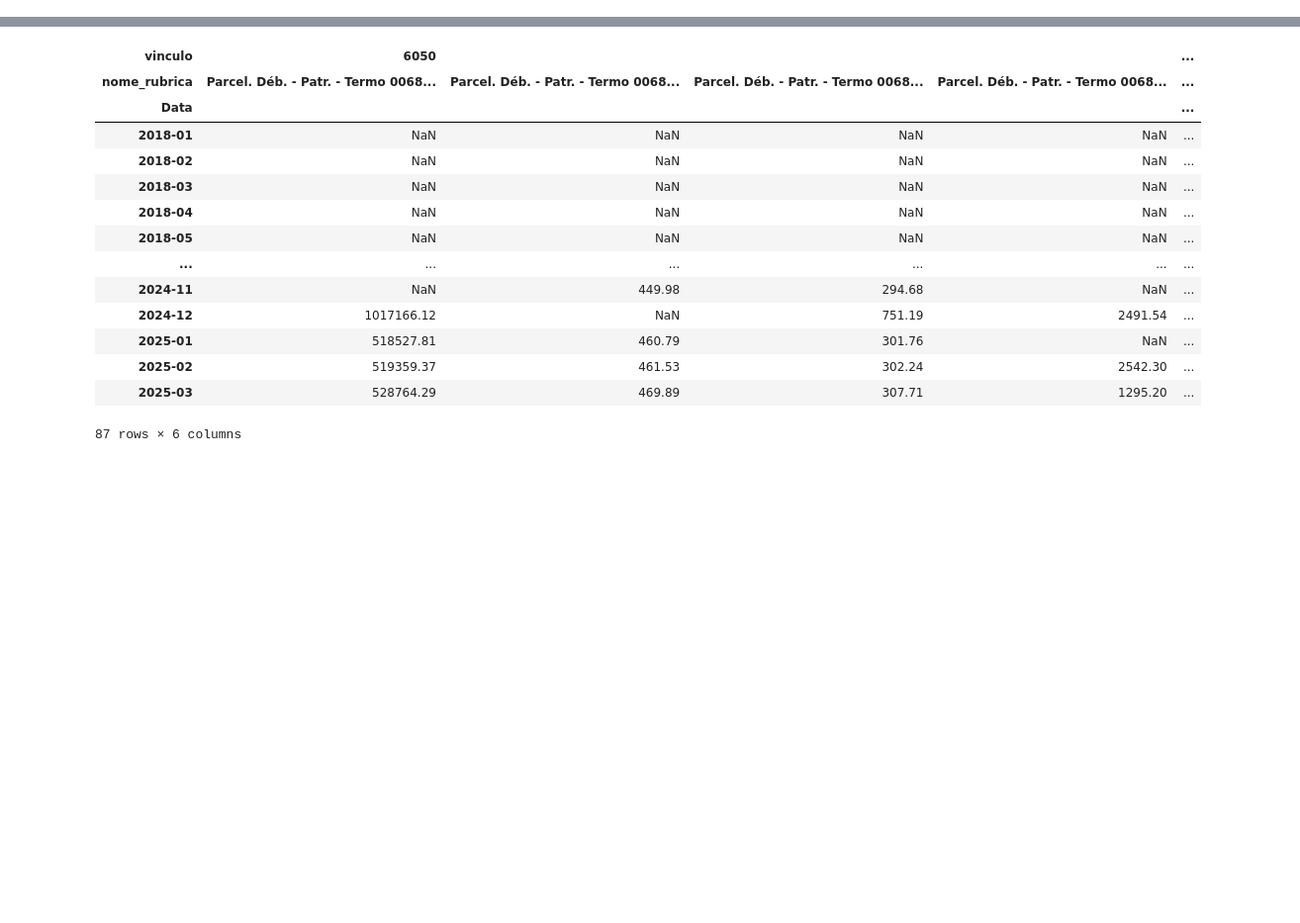
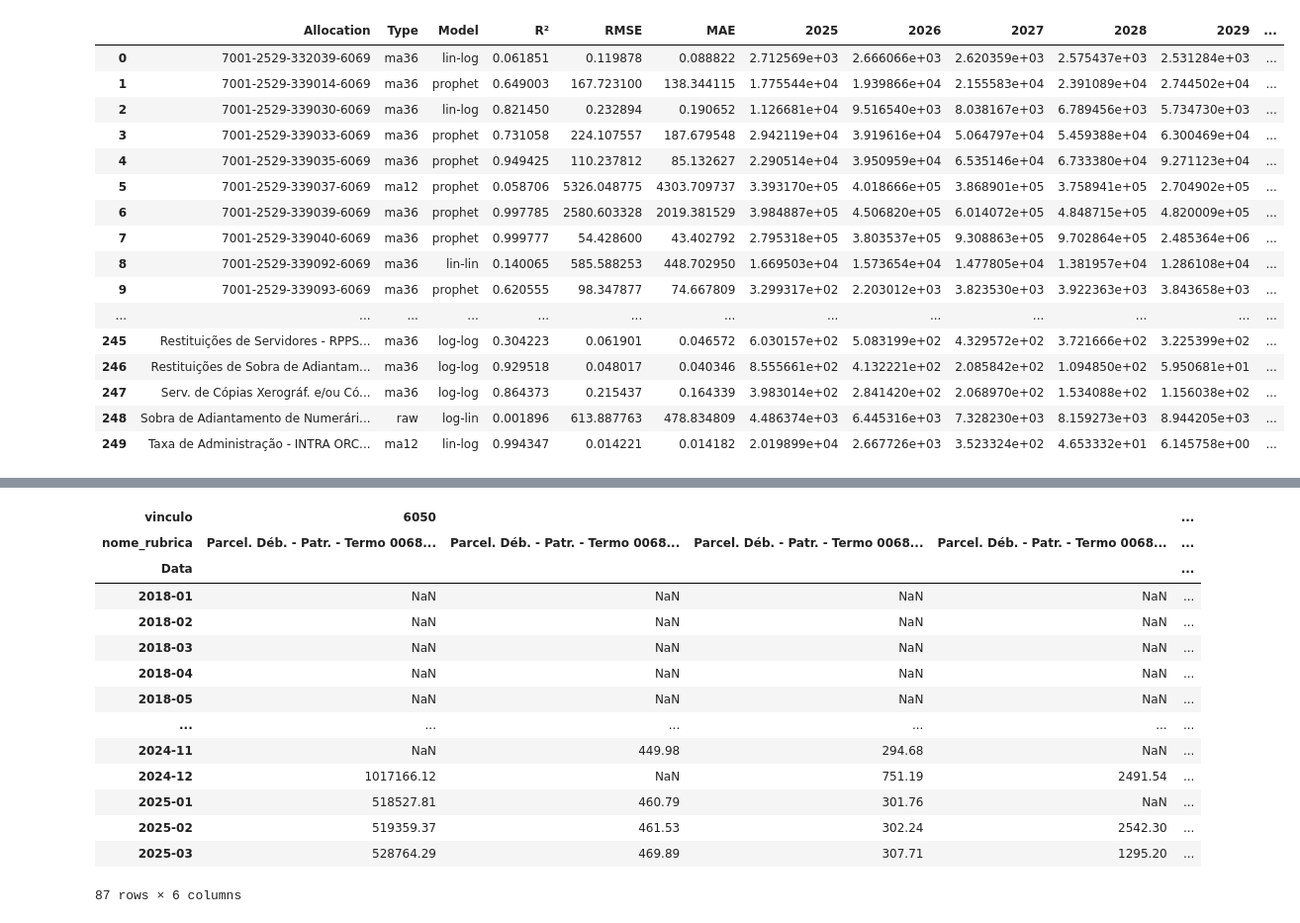
Before and after one commit to TiagoIesbick/dashboard-etl, a Jupyter notebook: budget_forecast_dev.ipynb, the cells around one changed output, grey strips where cells are left out. Shown at 99% size. Saved outputs shown, nothing was run; the diff lists cells and outputs as text; code cells hidden in the pictures; blank space fills up the shorter version.

```diff
--- a/budget_forecast_dev.ipynb
+++ b/budget_forecast_dev.ipynb
@@ -263,21 +284,0 @@ df_rev = df_rev[~df_rev['nome_rubrica'].str.contains('637|750|805|supl', case=Fa
-# %%
-# preparing to predict
-df_pred_exp = pd.concat([df_7001, df_7002, df_7003], ignore_index=True)
-df_pred_exp['col'] = df_pred_exp['Unid. Orçam.'].astype(str) + '-' + df_pred_exp['Proj/Ativ'].astype(str) + '-' + df_pred_exp['Elemento'].astype(str) + '-' + df_pred_exp['Vinc. Orçam.'].astype(str)
-
-df_pred_rev = df_rev.copy().rename(columns={'Data': 'Comp.pagto.', 'valor_arrecadado': 'Result. pago'})
-df_pred_rev['col'] = df_pred_rev['nome_rubrica'] + '-' + df_pred_rev['vinculo'].astype(str)
-
-df_pred = pd.concat([df_pred_exp, df_pred_rev], ignore_index=True)
-df_pred['Comp.pagto.'] = df_pred['Comp.pagto.'].dt.to_period('M')
-df_pred = df_pred[['Comp.pagto.', 'col', 'Result. pago']].groupby(['Comp.pagto.', 'col'], as_index=False).sum()
-df_pred = df_pred.pivot(index='Comp.pagto.', columns='col', values='Result. pago')
-df_pred = df_pred.iloc[:-1]
-df_pred.reset_index(inplace=True)
-df_pred['total_7001'] = df_pred.loc[:, df_pred.columns.str.startswith('7001')].sum(axis=1)
-df_pred['total_7002'] = df_pred.loc[:, df_pred.columns.str.startswith('7002')].sum(axis=1)
-df_pred['total_7003'] = df_pred.loc[:, df_pred.columns.str.startswith('7003')].sum(axis=1)
-df_pred['total_7002_7003'] = df_pred.loc[:, df_pred.columns[df_pred.columns.str.match(r'^(7002|7003)')]].sum(axis=1)
-df_pred.loc[df_pred['Comp.pagto.'].dt.year < 2012, 'total_7001'] = np.nan
-df_pred['T'] = np.arange(1, len(df_pred)+1)
-df_pred = fill_zero(df_pred)
@@ -370,7 +355,7 @@ def run_models(df: pd.DataFrame, years: list[int], X_prev: pd.DataFrame, start:
       if start.year in forecast_years:
         forecast_years[start.year] += df.loc[df['Comp.pagto.'].dt.year == start.year, col].sum()
 
-    if any(v < 0 for v in forecast_years.values()):
+    if check_negative_and_jump(forecast_years):
       return df_aux
 
     model_dict = {'Allocation': col, 'Model': model, 'R²': r2, 'RMSE': RMSE, 'MAE': MAE, 'Forecast': [forecast_df]}
@@ -385,18 +370,13 @@ def run_models(df: pd.DataFrame, years: list[int], X_prev: pd.DataFrame, start:
         col: 'y'
     }).dropna()
 
-    # adjustment for mass segregation
-    if col in mass_segregation_cols:
-        prophet_df.loc[prophet_df['ds'] < '2022-05', 'y'] = np.nan
-        prophet_df.dropna(inplace=True)
-
     # prophet_df = df[['Comp.pagto.', col]].rename(columns={
     #     'Comp.pagto.': 'ds',
     #     col: 'y'
     # }).dropna().reset_index(drop=True)
 
     if len(prophet_df) < 3:
-            return df_aux
+      return df_aux
 
     prophet_df['ds'] = prophet_df['ds'].dt.to_timestamp()
     # prophet_df['floor'] = 0
@@ -451,7 +431,7 @@ def run_models(df: pd.DataFrame, years: list[int], X_prev: pd.DataFrame, start:
         partial_actual_sum = prophet_df[prophet_df['ds'].dt.year == start.year]['y'].sum()
         forecast_years[start.year] += partial_actual_sum
 
-    if any(v < 0 for v in forecast_years.values()):
+    if check_negative_and_jump(forecast_years):
       return df_aux
 
     model_dict = {'Allocation': col, 'Model': 'prophet', 'R²': r2, 'RMSE': RMSE, 'MAE': MAE, 'Forecast': [forecast]}
@@ -462,15 +442,11 @@ def run_models(df: pd.DataFrame, years: list[int], X_prev: pd.DataFrame, start:
   for col in df.columns.difference(['T', 'Comp.pagto.']):
     first_valid = df[col].first_valid_index()
 
-    # adjustment for mass segregation
-    if col in mass_segregation_cols:
-      first_valid = df.loc[df['Comp.pagto.'] > '2022-04', col].first_valid_index()
-
     if first_valid is not None:
       X = df['T'][first_valid:].values.reshape(-1,1)
       y = df[col][first_valid:]
 
-      if y.eq(0).sum() / len(y) > 0.8:
+      if len(y) < 3 or y.eq(0).sum() / len(y) > 0.8:
         continue
 
       df_aux = pd.DataFrame()
@@ -543 +745,23 @@ chosen_models.drop('Forecast', axis=1).to_excel('chosen_models.xlsx')
+# %%
+chosen_models.reset_index(inplace=True)
+chosen_cols = ['Allocation', 'Type', 'Model', 'R²', 'RMSE', 'MAE', 2025, 2026, 2027, 2028, 2029, 'r2_norm', 'rmse_norm', 'mae_norm', 'score']
+chosen_models.loc[chosen_models['Allocation'].str.contains('6069'), chosen_cols]
+# %% [output]
+|  | Allocation | Type | Model | R² | RMSE | MAE | 2025 | 2026 | 2027 | 2028 | 2029 | ... |
+| 0 | 7001-2529-332039-6069 | ma36 | lin-log | 0.061851 | 0.119878 | 0.088822 | 2.712569e+03 | 2.666066e+03 | 2.620359e+03 | 2.575437e+03 | 2.531284e+03 | ... |
+| 1 | 7001-2529-339014-6069 | ma36 | prophet | 0.649003 | 167.723100 | 138.344115 | 1.775544e+04 | 1.939866e+04 | 2.155583e+04 | 2.391089e+04 | 2.744502e+04 | ... |
+| 2 | 7001-2529-339030-6069 | ma36 | lin-log | 0.821450 | 0.232894 | 0.190652 | 1.126681e+04 | 9.516540e+03 | 8.038167e+03 | 6.789456e+03 | 5.734730e+03 | ... |
+| 3 | 7001-2529-339033-6069 | ma36 | prophet | 0.731058 | 224.107557 | 187.679548 | 2.942119e+04 | 3.919616e+04 | 5.064797e+04 | 5.459388e+04 | 6.300469e+04 | ... |
+| 4 | 7001-2529-339035-6069 | ma36 | prophet | 0.949425 | 110.237812 | 85.132627 | 2.290514e+04 | 3.950959e+04 | 6.535146e+04 | 6.733380e+04 | 9.271123e+04 | ... |
+| 5 | 7001-2529-339037-6069 | ma12 | prophet | 0.058706 | 5326.048775 | 4303.709737 | 3.393170e+05 | 4.018666e+05 | 3.868901e+05 | 3.758941e+05 | 2.704902e+05 | ... |
+| 6 | 7001-2529-339039-6069 | ma36 | prophet | 0.997785 | 2580.603328 | 2019.381529 | 3.984887e+05 | 4.506820e+05 | 6.014072e+05 | 4.848715e+05 | 4.820009e+05 | ... |
+| 7 | 7001-2529-339040-6069 | ma36 | prophet | 0.999777 | 54.428600 | 43.402792 | 2.795318e+05 | 3.803537e+05 | 9.308863e+05 | 9.702864e+05 | 2.485364e+06 | ... |
+| 8 | 7001-2529-339092-6069 | ma36 | lin-lin | 0.140065 | 585.588253 | 448.702950 | 1.669503e+04 | 1.573654e+04 | 1.477805e+04 | 1.381957e+04 | 1.286108e+04 | ... |
+| 9 | 7001-2529-339093-6069 | ma36 | prophet | 0.620555 | 98.347877 | 74.667809 | 3.299317e+02 | 2.203012e+03 | 3.823530e+03 | 3.922363e+03 | 3.843658e+03 | ... |
+| ... | ... | ... | ... | ... | ... | ... | ... | ... | ... | ... | ... | ... |
+| 245 | Restituições de Servidores - RPPS... | ma36 | log-log | 0.304223 | 0.061901 | 0.046572 | 6.030157e+02 | 5.083199e+02 | 4.329572e+02 | 3.721666e+02 | 3.225399e+02 | ... |
+| 246 | Restituições de Sobra de Adiantam... | ma36 | log-log | 0.929518 | 0.048017 | 0.040346 | 8.555661e+02 | 4.132221e+02 | 2.085842e+02 | 1.094850e+02 | 5.950681e+01 | ... |
+| 247 | Serv. de Cópias Xerográf. e/ou Có... | ma36 | log-log | 0.864373 | 0.215437 | 0.164339 | 3.983014e+02 | 2.841420e+02 | 2.068970e+02 | 1.534088e+02 | 1.156038e+02 | ... |
+| 248 | Sobra de Adiantamento de Numerári... | raw | log-lin | 0.001896 | 613.887763 | 478.834809 | 4.486374e+03 | 6.445316e+03 | 7.328230e+03 | 8.159273e+03 | 8.944205e+03 | ... |
+| 249 | Taxa de Administração - INTRA ORC... | ma12 | lin-log | 0.994347 | 0.014221 | 0.014182 | 2.019899e+04 | 2.667726e+03 | 3.523324e+02 | 4.653332e+01 | 6.145758e+00 | ... |
 # %%
```
Also changed, not shown: parts of 41 cells of this notebook.
